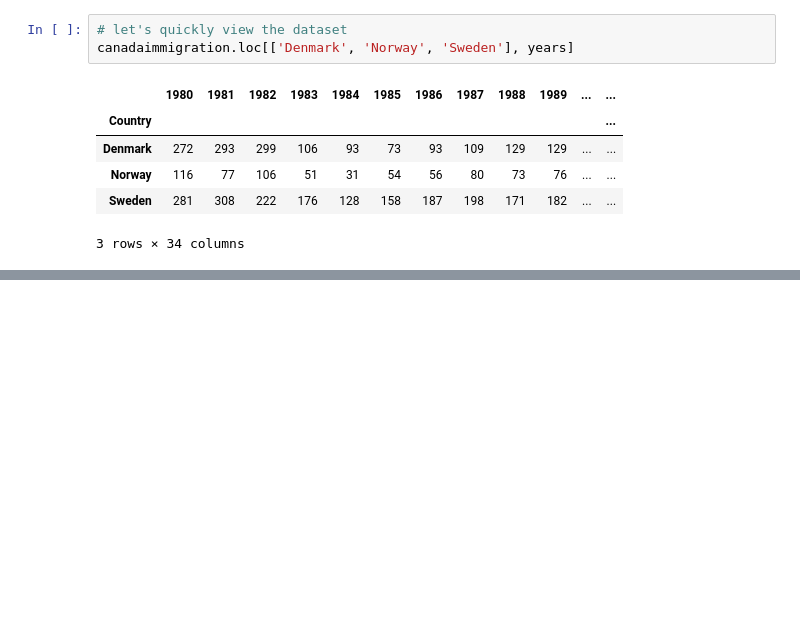
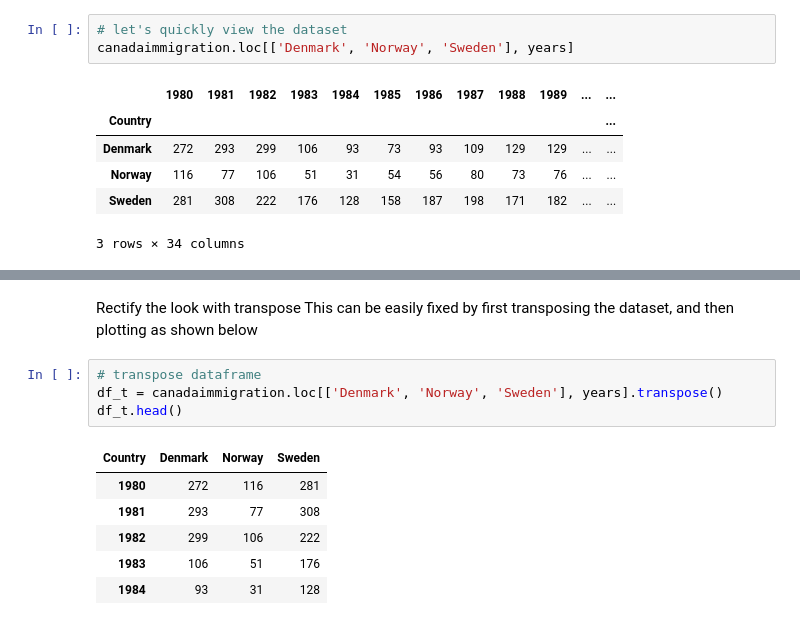
Before and after one commit to KennethNjuguna/Data-Vizualization-with-Python, a Jupyter notebook: ibm-dv0101en-lab.ipynb, the cells around one changed output, grey strips where cells are left out. Cells and saved outputs as stored; diff of their text form; blank space fills up the shorter version.

```diff
--- a/ibm-dv0101en-lab.ipynb
+++ b/ibm-dv0101en-lab.ipynb
@@ -854,0 +861,14 @@ canadaimmigration.loc[['Denmark', 'Norway', 'Sweden'], years]
+# %% [markdown]
+Rectify the look with transpose
+This can be easily fixed by first transposing the dataset, and then plotting as shown below
+# %%
+# transpose dataframe
+df_t = canadaimmigration.loc[['Denmark', 'Norway', 'Sweden'], years].transpose()
+df_t.head()
+# %% [output]
+| Country | Denmark | Norway | Sweden |
+| 1980 | 272 | 116 | 281 |
+| 1981 | 293 | 77 | 308 |
+| 1982 | 299 | 106 | 222 |
+| 1983 | 106 | 51 | 176 |
+| 1984 | 93 | 31 | 128 |
```
Also changed, not shown: parts of 3 cells of this notebook.
